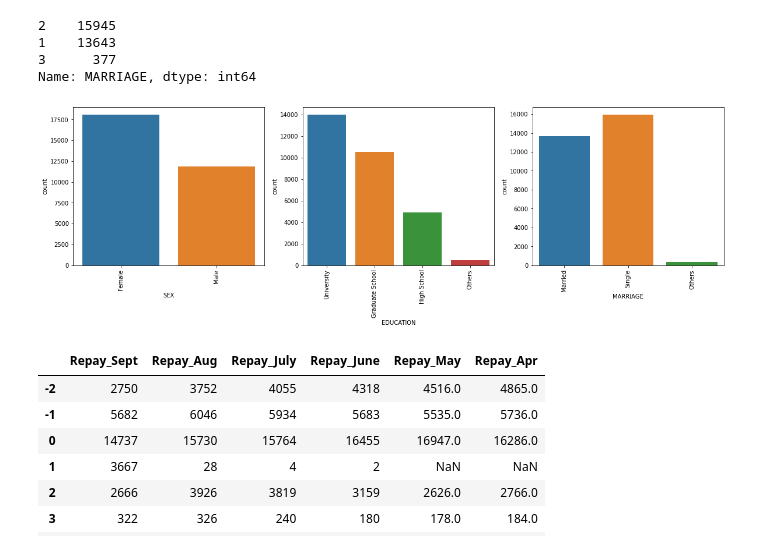
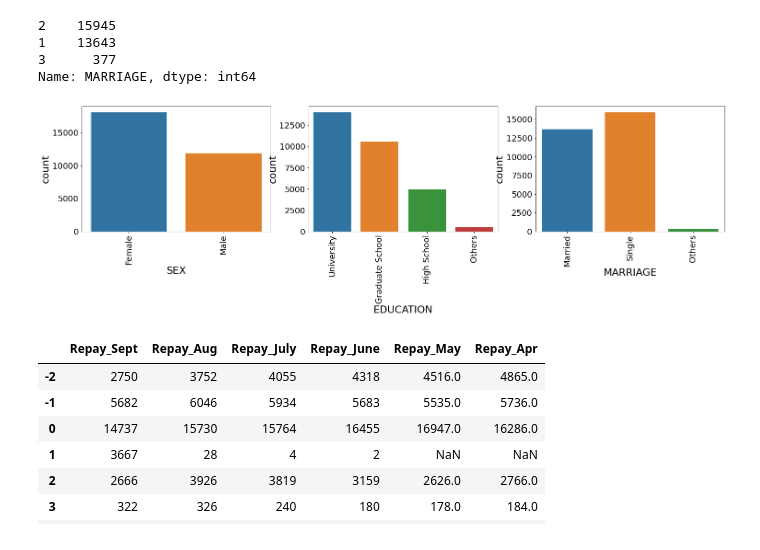
Before and after one commit to RozitaAbdoli/credit_default_mining, a Jupyter notebook: 1_dataUnderstanding+dataPrep.ipynb, the cells around one changed output. Drawn from its saved outputs; the diff is of its cells as text; code cells hidden in the pictures.

Commit message:
Added global figure parameters

```diff
--- a/1_dataUnderstanding+dataPrep.ipynb
+++ b/1_dataUnderstanding+dataPrep.ipynb
@@ -163,29 +163,39 @@ df['MARRIAGE'].value_counts()
 1    13643
 3      377
 Name: MARRIAGE, dtype: int64
+# %%
+#Change the global figure parameters. Options: ‘xx-small’, ‘x-small’, ‘small’, ‘medium’, ‘large’, ‘x-large’, ‘xx-large’.
+import matplotlib.pylab as pylab
+params = {'legend.fontsize': 'x-large',
+          'figure.figsize': (15, 5),
+         'axes.labelsize': 22,
+         'axes.titlesize':'x-large',
+         'xtick.labelsize':18,
+         'ytick.labelsize':18}
+pylab.rcParams.update(params)
 # %%
 ## Now plot categorical demographic variables: SEX, EDUCATION, and MARRIAGE
 # Rename the categories so they are easier to understand in the plots
 df_copy1=df.copy()
 df_copy1['SEX'].replace({1:'Male',2:'Female'}, inplace=True)
 df_copy1['EDUCATION'].replace({1:'Graduate School', 2:'University', 3:'High School', 4:'Others'}, inplace=True)
 df_copy1['MARRIAGE'].replace({1:'Married', 2:'Single', 3:'Others'}, inplace=True)
 
 cat_dem = df_copy1[['SEX', 'EDUCATION', 'MARRIAGE']]
-fig,ax=plt.subplots(1,3,figsize=(20,5))
+fig,ax=plt.subplots(1,3,figsize=(25,5))
 
 for cols,subplots in zip(cat_dem,ax.flatten()):
     sns.countplot(x=df_copy1[cols],ax=subplots)
 
     for label in subplots.get_xticklabels():
         label.set_rotation(90)
 
 ##Insights:
 # 60% of customers are female
 # Most customers have a bachelor's degree, followed by graduate-level degree
 # Most customers are single, followed closely by married.
 # %% [output]
-[figure, old version]
+[figure, new version]
 # %%
 pay_df = df[['Repay_Sept', 'Repay_Aug', 'Repay_July', 'Repay_June', 'Repay_May', 'Repay_Apr']]
 pay_df.apply(pd.Series.value_counts)
```
Also changed, not shown: parts of 3 cells of this notebook.
